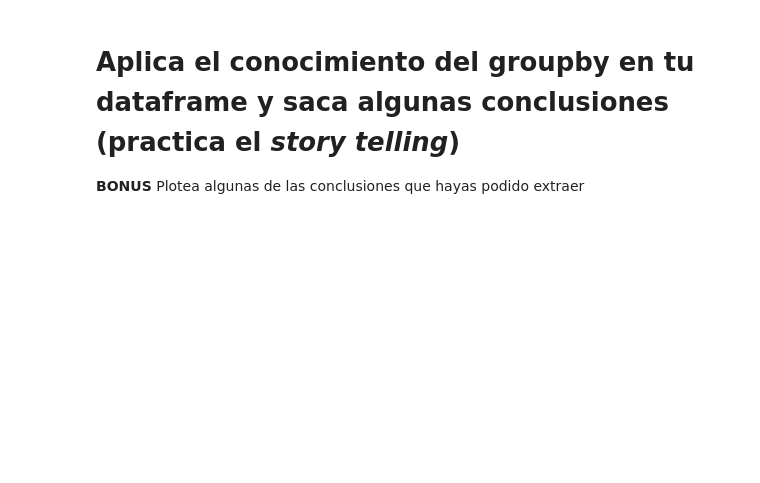
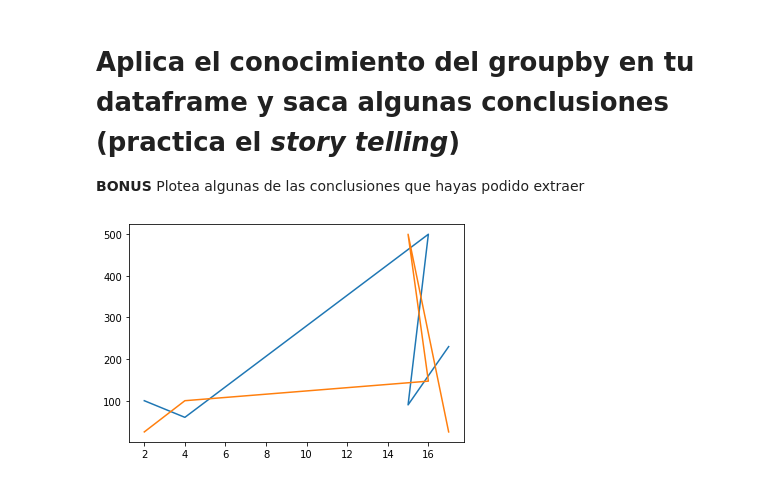
Before and after one commit to Ironhack-Part-Time-Enero2022/lab-pandas-II, a Jupyter notebook: Lab-Pandas-II.ipynb, the cells around one changed output. Drawn from its saved outputs; the diff is of its cells as text; code cells hidden in the pictures; blank space fills up the shorter version.

```diff
--- a/Lab-Pandas-II.ipynb
+++ b/Lab-Pandas-II.ipynb
@@ -19,0 +110,20 @@ Tómate tu tiempo para entender el dataframe y la información que hay en el. Y
+# %%
+#Creamos función para valorar cada tipo de corriente:
+
+def tipo_corriente(x, y):
+    '''
+    Esta función va a extraer el tipo de una corriente de un int:
+        x (int): Temperatura entrada corriente.
+        y (int): Temperatura salida corriente.
+
+    return:
+        un string indicando tipo corriente.
+    '''
+    if x > y:
+        return 'HOT'
+    else:
+        return 'COLD'
+
+pinch['Tipo corriente'] = pinch.apply(lambda data: tipo_corriente(data['Supply Temperature'], data['Target Temperature']), axis = 1)
+
+pinch.head()
@@ -19,0 +137,17 @@ Tómate tu tiempo para entender el dataframe y la información que hay en el. Y
+# %%
+#Calculamos el heat flow de cada corriente:
+
+def heat_flow(x , y, z):
+    '''
+    Esta función extrae el heat flow, calor, de cada corriente a partir de dos int y un float:
+        x(int): Temperatura entrada corriente.
+        y(int): Temperatura salida corriente.
+        z(float): Cp de cada corriente, capacidad calorífica.
+    return:
+        un float que representa el calor de cada corriente.
+    '''
+    return abs(z * (x - y))
+
+pinch['Heat Flow'] = pinch.apply(lambda data: heat_flow(data['Supply Temperature'], data['Target Temperature'], data['Heat Capacity Flowrate']), axis = 1)
+
+pinch.head()
@@ -21,3 +164,12 @@ Tómate tu tiempo para entender el dataframe y la información que hay en el. Y
 # Aplica el conocimiento del groupby en tu dataframe y saca algunas conclusiones (practica el *story telling*)
 
 **BONUS** Plotea algunas de las conclusiones que hayas podido extraer
+# %%
+import matplotlib.pyplot as plt
+
+plt.plot(pinch['Stream Name'], pinch['Target Temperature'])
+plt.plot(pinch['Stream Name'], pinch['Supply Temperature'])
+
+plt.show() #Al cruzarse se muestra que existe intercambio de calor entre corrientes.
+# %% [output]
+[figure, added]
```
Also changed, not shown: parts of 12 cells of this notebook, 1 other file.
